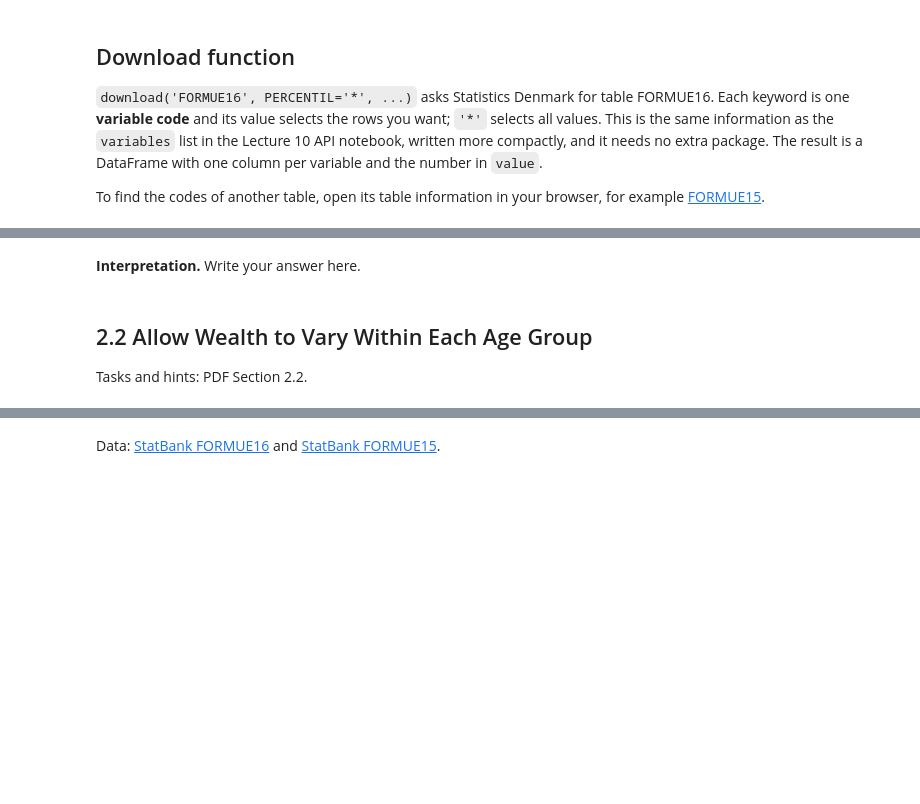
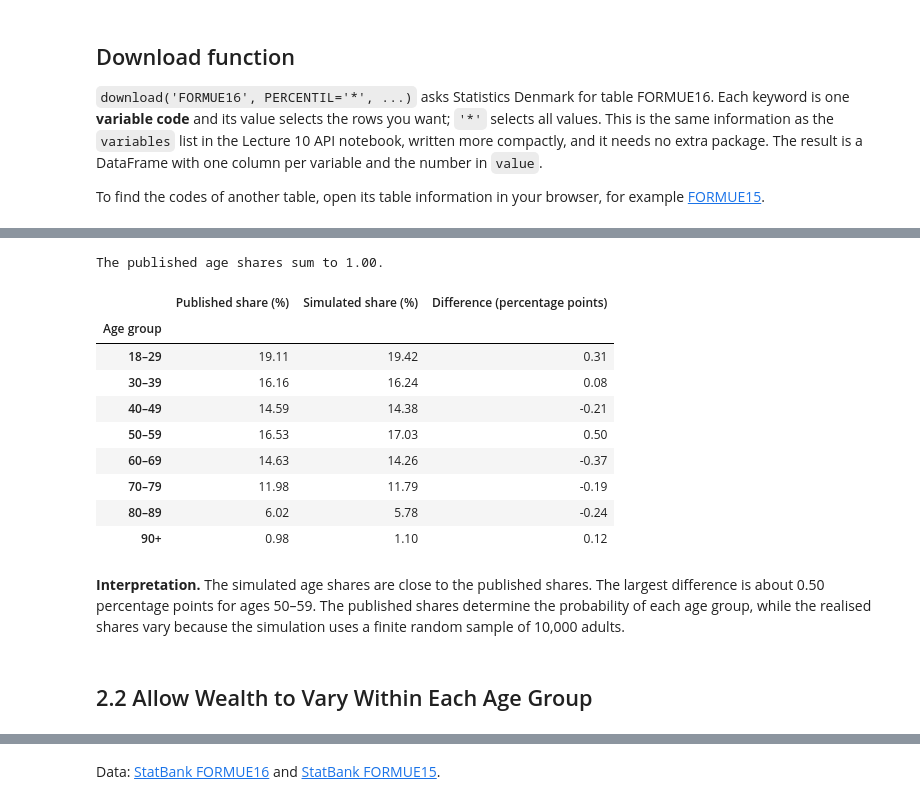
Before and after one commit to NumEconCopenhagen/pft159-og-rsw798, a Jupyter notebook: 01_dataproject/dataproject.ipynb, the cells around one changed output, grey strips where cells are left out. Cells and saved outputs as stored; diff of their text form; code cells hidden in the pictures; blank space fills up the shorter version.

Commit message:
Complete data project

```diff
--- a/01_dataproject/dataproject.ipynb
+++ b/01_dataproject/dataproject.ipynb
@@ -55,7 +143,33 @@ Tasks and hints: PDF Section 2.1.
 # %%
-# Write your simulation function in a .py file next to this notebook and import it here.
+from dataproject import simulate_wealth
+
+age_shares = (age_summary['Adults'] / national_total).to_numpy()
+assert np.isclose(age_shares.sum(), 1)
+print(f'The published age shares sum to {age_shares.sum():.2f}.')
+
+wealth_percentiles = profiles.to_numpy()
+age, wealth_median, wealth_varied = simulate_wealth(age_shares, wealth_percentiles)
+simulated_shares = np.array([np.mean(age == j) for j in range(len(age_codes))])
+
+shares = pd.DataFrame({
+    'Published share (%)': 100 * age_shares,
+    'Simulated share (%)': 100 * simulated_shares,
+    'Difference (percentage points)': 100 * (simulated_shares - age_shares)
+}, index=age_labels).rename_axis('Age group')
+display(shares.style.format('{:.2f}'))
+# %% [output]
+The published age shares sum to 1.00.
+|  | Published share (%) | Simulated share (%) | Difference (percentage points) |
+| Age group |  |  |  |
+| 18–29 | 19.11 | 19.42 | 0.31 |
+| 30–39 | 16.16 | 16.24 | 0.08 |
+| 40–49 | 14.59 | 14.38 | -0.21 |
+| 50–59 | 16.53 | 17.03 | 0.50 |
+| 60–69 | 14.63 | 14.26 | -0.37 |
+| 70–79 | 11.98 | 11.79 | -0.19 |
+| 80–89 | 6.02 | 5.78 | -0.24 |
+| 90+ | 0.98 | 1.10 | 0.12 |
 # %% [markdown]
-**Interpretation.** Write your answer here.
+**Interpretation.** The simulated age shares are close to the published shares. The largest difference is about 0.50 percentage points for ages 50–59. The published shares determine the probability of each age group, while the realised shares vary because the simulation uses a finite random sample of 10,000 adults.
 # %% [markdown]
 ## 2.2   Allow Wealth to Vary Within Each Age Group
-Tasks and hints: PDF Section 2.2.
```
Also changed, not shown: parts of 19 cells of this notebook.
